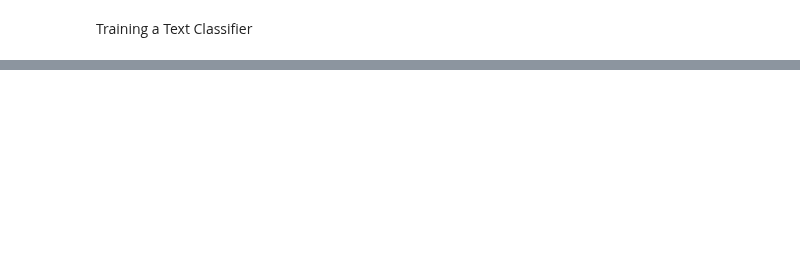
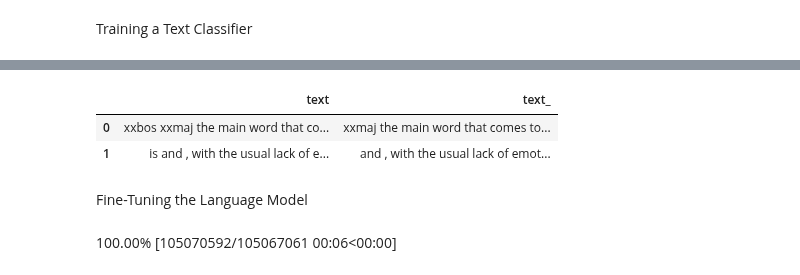
Before and after one commit to TBKHori/Analysis-ML-Deep-Learning, a Jupyter notebook: nlp_jumpoff.ipynb, the cells around one changed output, grey strips where cells are left out. Saved outputs shown, nothing was run; the diff lists cells and outputs as text; code cells hidden in the pictures; blank space fills up the shorter version.

```diff
--- a/nlp_jumpoff.ipynb
+++ b/nlp_jumpoff.ipynb
@@ -186,2 +186,9 @@ x.shape,y.shape
 # %% [markdown]
 Training a Text Classifier
+# %%
+get_imdb = partial(get_text_files, folders=['train', 'test', 'unsup'])
+
+dls_lm = DataBlock(
+    blocks=TextBlock.from_folder(path, is_lm=True),
+    get_items=get_imdb, splitter=RandomSplitter(0.1)
+).dataloaders(path, path=path, bs=128, seq_len=80)
@@ -187,0 +197,14 @@ Training a Text Classifier
+# %%
+dls_lm.show_batch(max_n=2)
+# %% [output]
+|  | text | text_ |
+| 0 | xxbos xxmaj the main word that co... | xxmaj the main word that comes to... |
+| 1 | is and , with the usual lack of e... | and , with the usual lack of emot... |
+# %% [markdown]
+Fine-Tuning the Language Model
+# %%
+learn = language_model_learner(
+    dls_lm, AWD_LSTM, drop_mult=0.3,
+    metrics=[accuracy, Perplexity()]).to_fp16()
+# %% [output]
+100.00% [105070592/105067061 00:06<00:00]
```
Also changed, not shown: parts of 20 cells of this notebook.
